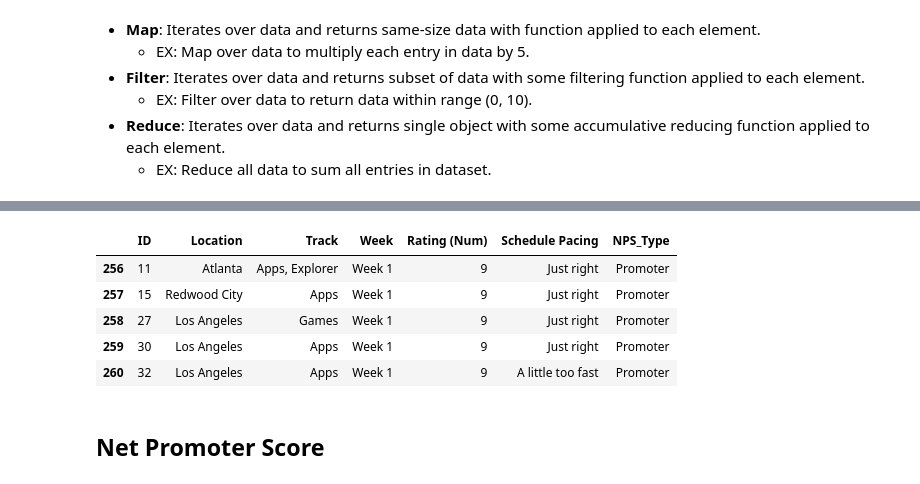
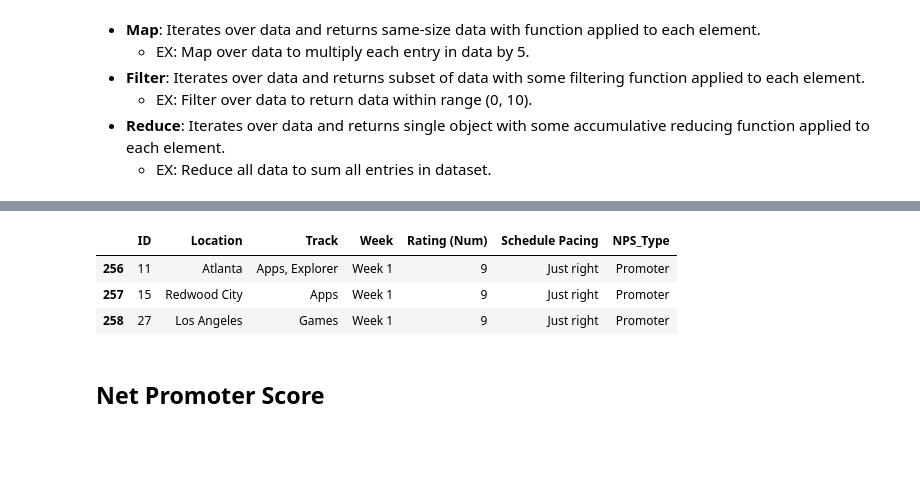
Before and after one commit to ThomasLee94/ds-1.1, a Jupyter notebook: Projects/NPS/NPS - 2017.ipynb, the cells around one changed output, grey strips where cells are left out. Cells and saved outputs as stored; diff of their text form; code cells hidden in the pictures; blank space fills up the shorter version.

```diff
--- a/Projects/NPS/NPS - 2017.ipynb
+++ b/Projects/NPS/NPS - 2017.ipynb
@@ -132,16 +112,14 @@ df_passive.head(5)
 # %%
 ARG_PROMOTER = (df["NPS_Type"] == "Promoter")
 
 df_promoter = df[ARG_PROMOTER]
 
-df_promoter.head(5)
+df_promoter.head(3)
 # %% [output]
 |  | ID | Location | Track | Week | Rating (Num) | Schedule Pacing | NPS_Type |
 | 256 | 11 | Atlanta | Apps, Explorer | Week 1 | 9 | Just right | Promoter |
 | 257 | 15 | Redwood City | Apps | Week 1 | 9 | Just right | Promoter |
 | 258 | 27 | Los Angeles | Games | Week 1 | 9 | Just right | Promoter |
-| 259 | 30 | Los Angeles | Apps | Week 1 | 9 | Just right | Promoter |
-| 260 | 32 | Los Angeles | Apps | Week 1 | 9 | A little too fast | Promoter |
 # %% [markdown]
 ## Net Promoter Score
 # %%
```
Also changed, not shown: parts of 22 cells of this notebook.
